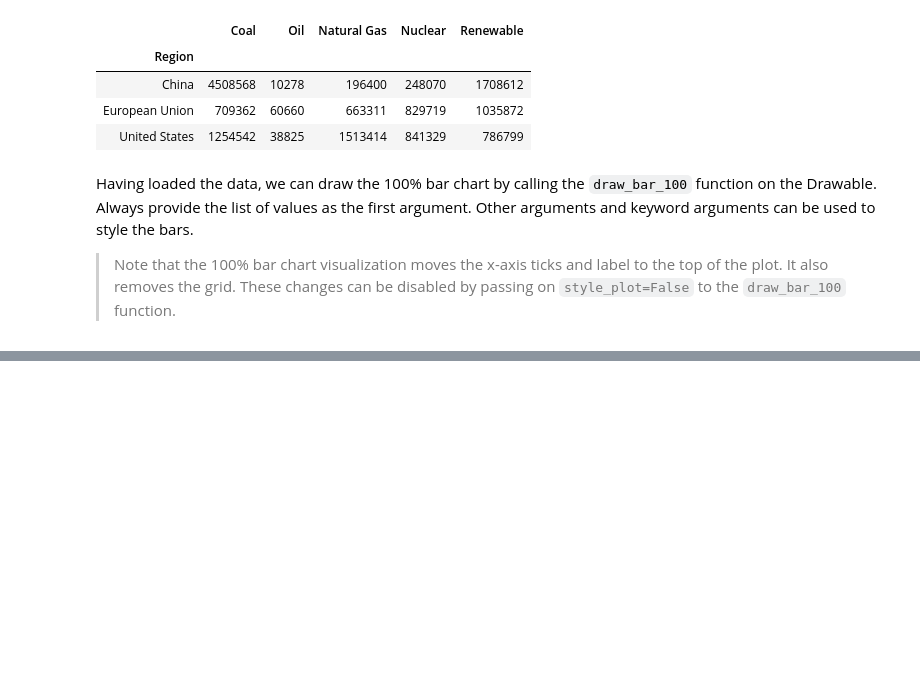
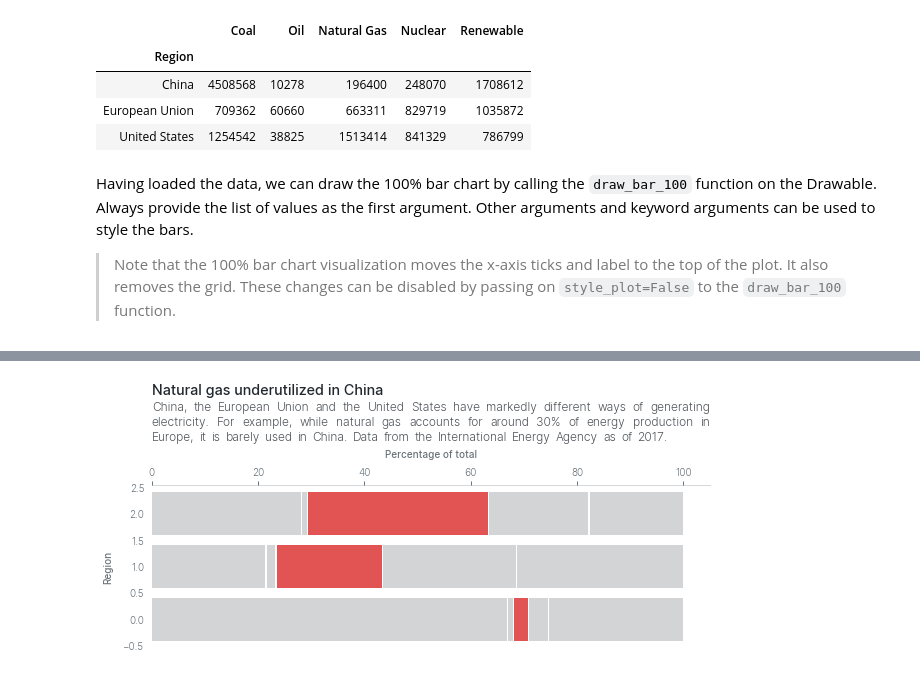
Before and after one commit to NicholasMamo/multiplex-plot, a Jupyter notebook: examples/5. Bar charts.ipynb, the cells around one changed output, grey strips where cells are left out. Saved outputs shown, nothing was run; the diff lists cells and outputs as text; code cells hidden in the pictures; blank space fills up the shorter version.

```diff
--- a/examples/5. Bar charts.ipynb
+++ b/examples/5. Bar charts.ipynb
@@ -64,0 +71,30 @@ plt.show()
+# %%
+# import the Drawable class and set the style
+from multiplex import drawable
+drawable = importlib.reload(drawable)
+plt.style.use(os.path.join(sys.path[0], '..', 'styles', "modern.style"))
+
+# create a general style
+style = { 'color': 'C0', 'alpha': 0.2 }
+
+# create a specific style
+highlight = { 'color': 'C1', 'alpha': 0.75 }
+
+# draw the visualization
+figure = plt.figure(figsize=(10, 3))
+viz = drawable.Drawable(figure)
+for region in df.index:
+    values = df.loc[region].tolist()
+    values[2] = { 'value': values[2], 'style': highlight }
+    viz.draw_bar_100(values, **style)
+
+# customize the plot
+viz.set_xlabel('Percentage of total')
+viz.set_ylabel('Region')
+viz.set_title('Natural gas underutilized in China', loc='left')
+viz.set_caption("""China, the European Union and the United States have markedly different ways of generating electricity.
+                   For example, while natural gas accounts for around 30% of energy production in Europe, it is barely used in China.
+                   Data from the International Energy Agency as of 2017.""", align='justify')
+plt.show()
+# %% [output]
+[figure, added]
```
Also changed, not shown: parts of 2 cells of this notebook, 2 other files.
